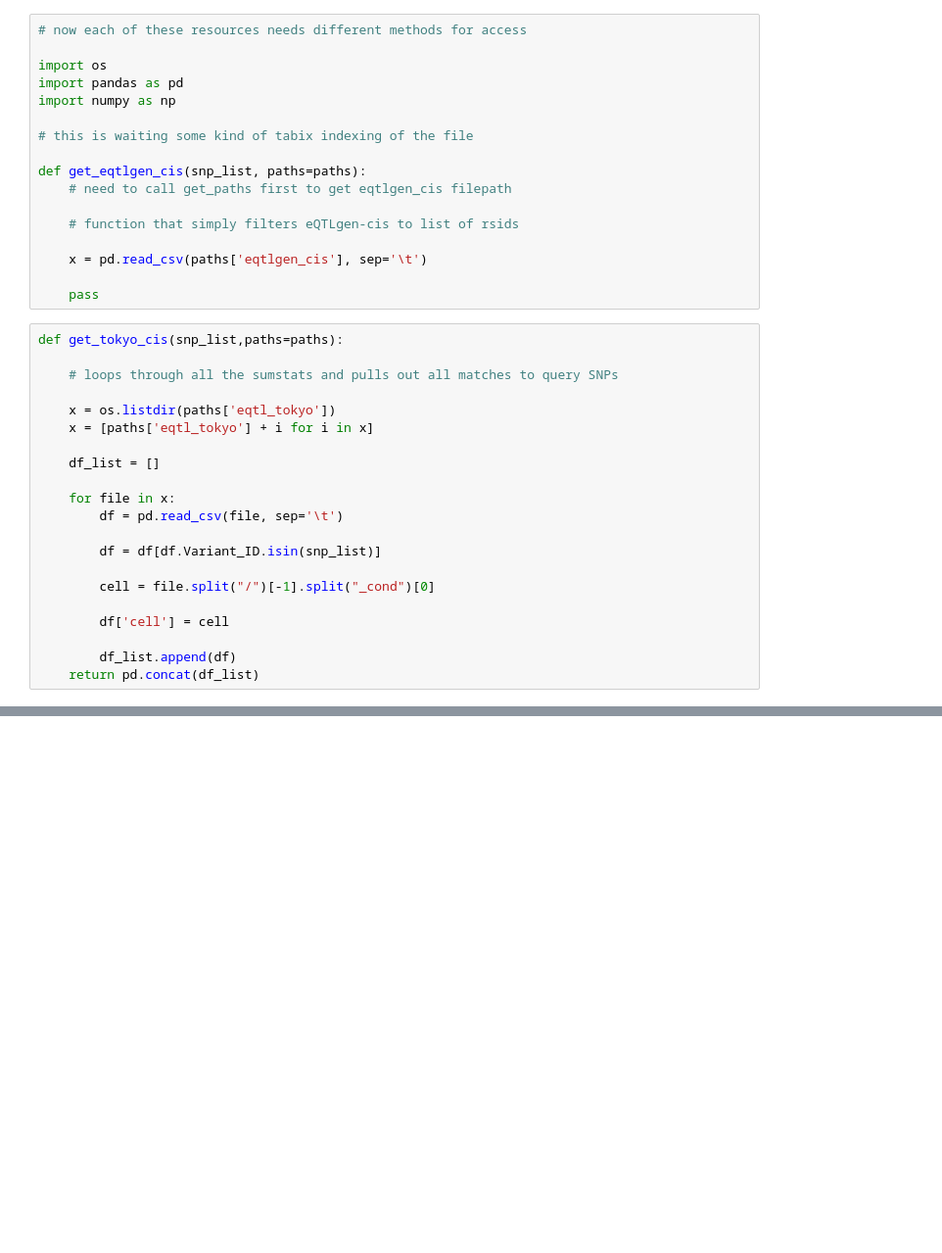
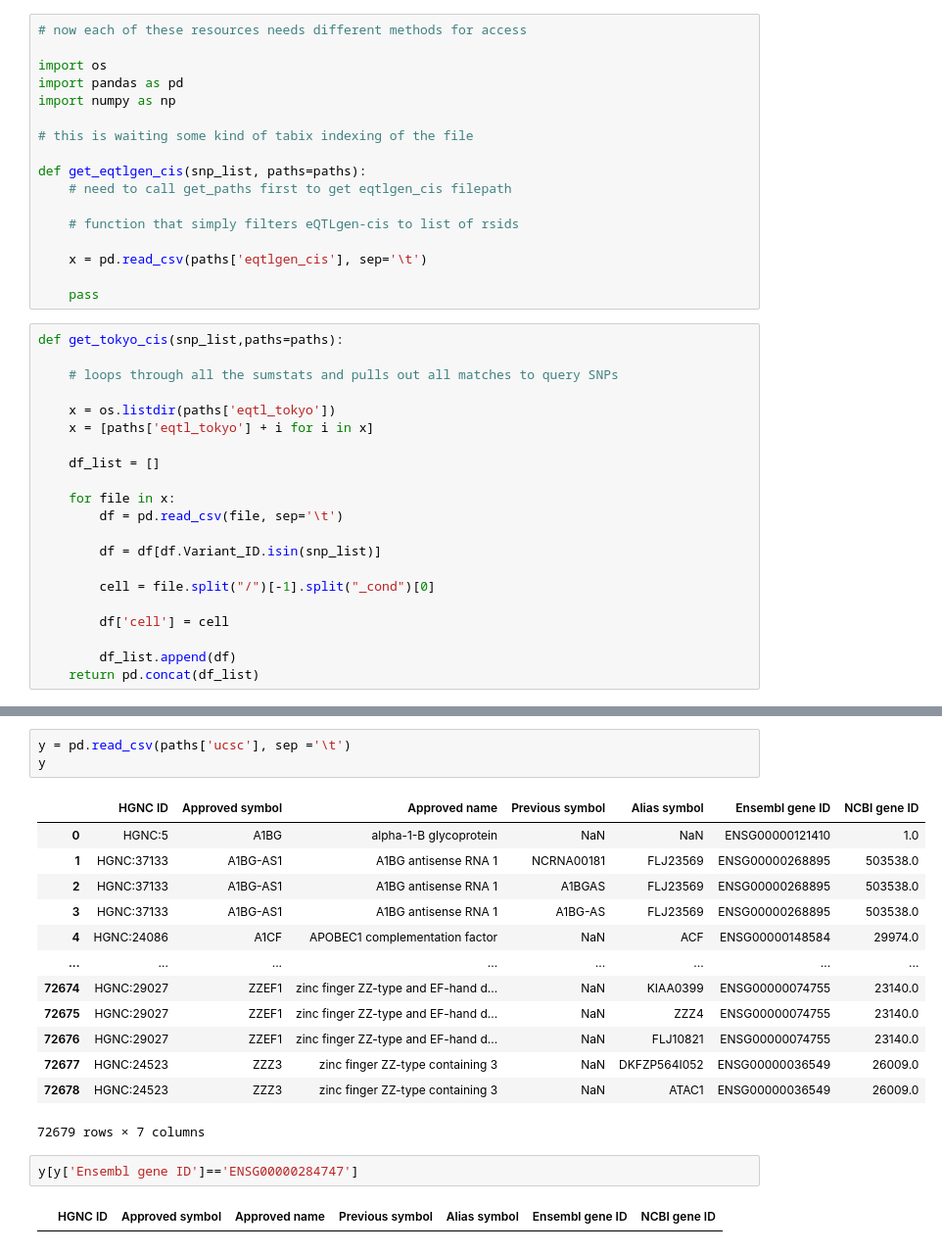
Before and after one commit to zainomarali/ImmuneGWAS, a Jupyter notebook: prototyping/Scratch.ipynb, the cells around one changed output, grey strips where cells are left out. Shown: that part at 98% size. Saved outputs shown, nothing was run; the diff lists cells and outputs as text; blank space fills up the shorter version.

```diff
--- a/prototyping/Scratch.ipynb
+++ b/prototyping/Scratch.ipynb
@@ -53,0 +219,21 @@ def get_tokyo_cis(snp_list,paths=paths):
+# %%
+y = pd.read_csv(paths['ucsc'], sep ='\t')
+y
+# %% [output]
+|  | HGNC ID | Approved symbol | Approved name | Previous symbol | Alias symbol | Ensembl gene ID | NCBI gene ID |
+| 0 | HGNC:5 | A1BG | alpha-1-B glycoprotein | NaN | NaN | ENSG00000121410 | 1.0 |
+| 1 | HGNC:37133 | A1BG-AS1 | A1BG antisense RNA 1 | NCRNA00181 | FLJ23569 | ENSG00000268895 | 503538.0 |
+| 2 | HGNC:37133 | A1BG-AS1 | A1BG antisense RNA 1 | A1BGAS | FLJ23569 | ENSG00000268895 | 503538.0 |
+| 3 | HGNC:37133 | A1BG-AS1 | A1BG antisense RNA 1 | A1BG-AS | FLJ23569 | ENSG00000268895 | 503538.0 |
+| 4 | HGNC:24086 | A1CF | APOBEC1 complementation factor | NaN | ACF | ENSG00000148584 | 29974.0 |
+| ... | ... | ... | ... | ... | ... | ... | ... |
+| 72674 | HGNC:29027 | ZZEF1 | zinc finger ZZ-type and EF-hand d... | NaN | KIAA0399 | ENSG00000074755 | 23140.0 |
+| 72675 | HGNC:29027 | ZZEF1 | zinc finger ZZ-type and EF-hand d... | NaN | ZZZ4 | ENSG00000074755 | 23140.0 |
+| 72676 | HGNC:29027 | ZZEF1 | zinc finger ZZ-type and EF-hand d... | NaN | FLJ10821 | ENSG00000074755 | 23140.0 |
+| 72677 | HGNC:24523 | ZZZ3 | zinc finger ZZ-type containing 3 | NaN | DKFZP564I052 | ENSG00000036549 | 26009.0 |
+| 72678 | HGNC:24523 | ZZZ3 | zinc finger ZZ-type containing 3 | NaN | ATAC1 | ENSG00000036549 | 26009.0 |
+72679 rows × 7 columns
+# %%
+y[y['Ensembl gene ID']=='ENSG00000284747']
+# %% [output]
+|  | HGNC ID | Approved symbol | Approved name | Previous symbol | Alias symbol | Ensembl gene ID | NCBI gene ID |
```
Also changed, not shown: parts of 10 cells of this notebook, 1 other file.
